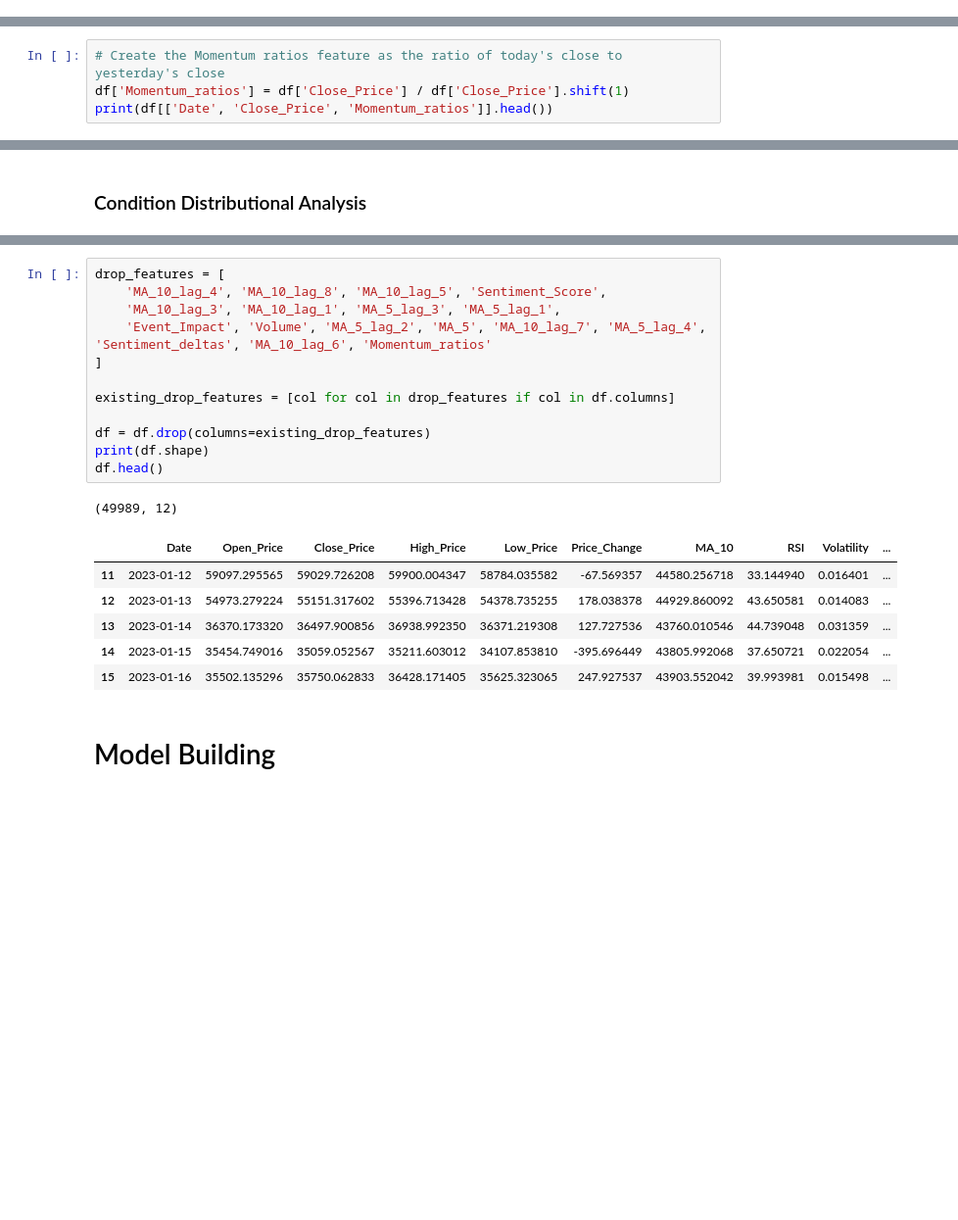
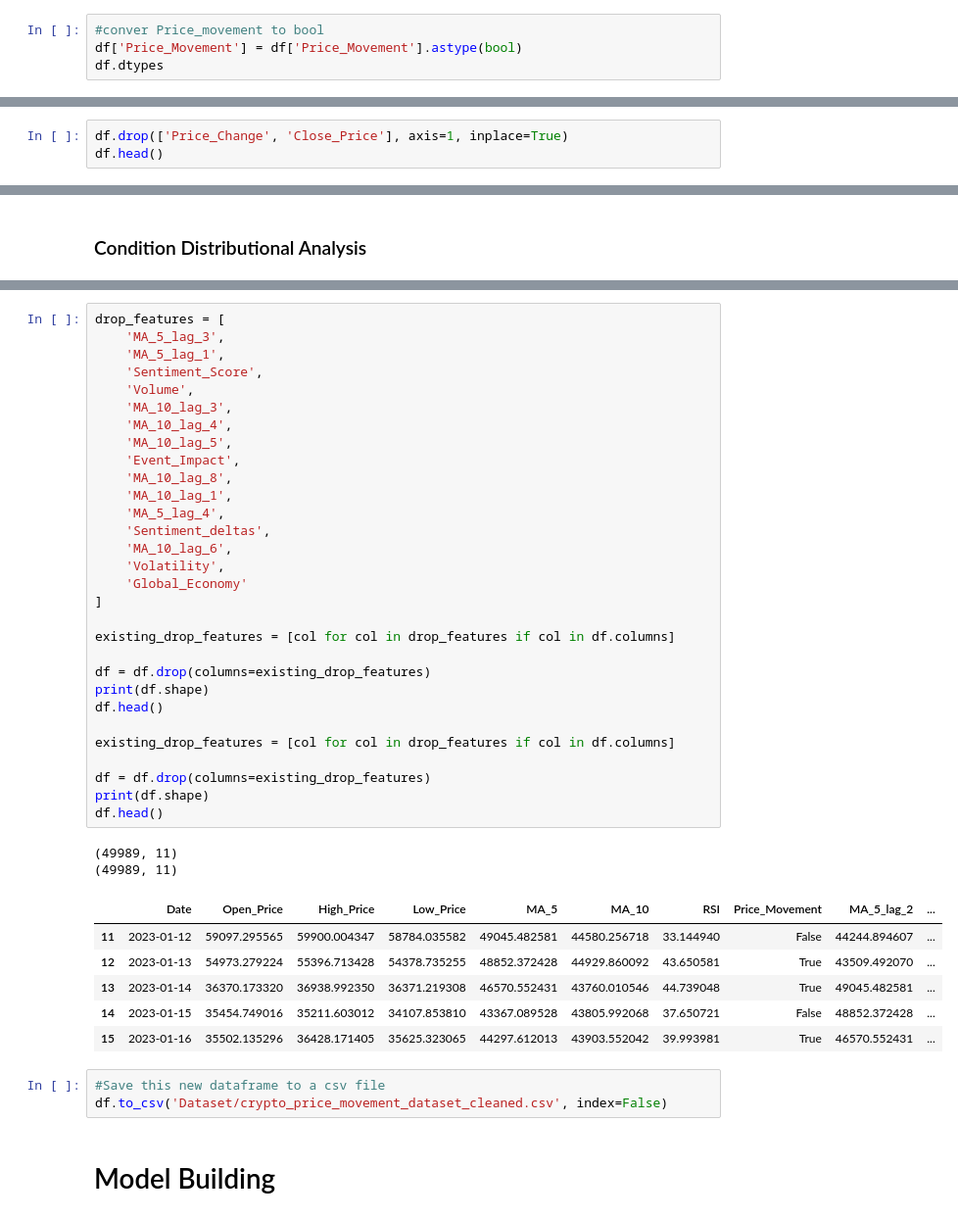
Before and after one commit to kunthshah21/Crypto-Price-Movement-Prediction, a Jupyter notebook: eda_and_preProcessing.ipynb, the cells around one changed output, grey strips where cells are left out. Shown at 98% size. Saved outputs shown, nothing was run; the diff lists cells and outputs as text; blank space fills up the shorter version.

```diff
--- a/prediction.ipynb
+++ b/eda_and_preProcessing.ipynb
@@ -88,3 +90,7 @@ Global_Economy              int64
 Event_Impact              float64
 Price_Movement              int64
 dtype: object
+# %%
+#conver Price_movement to bool
+df['Price_Movement'] = df['Price_Movement'].astype(bool)
+df.dtypes
@@ -90,0 +116,3 @@ dtype: object
+# %%
+df.drop(['Price_Change', 'Close_Price'], axis=1, inplace=True)
+df.head()
@@ -411,7 +444,3 @@ MA_10_lag_6        6
 MA_10_lag_7        7
 MA_10_lag_8        8
 dtype: int64
-# %%
-# Create the Momentum ratios feature as the ratio of today's close to yesterday's close
-df['Momentum_ratios'] = df['Close_Price'] / df['Close_Price'].shift(1)
-print(df[['Date', 'Close_Price', 'Momentum_ratios']].head())
@@ -557,23 +576,45 @@ print(mi_df)
 # %%
 drop_features = [
-    'MA_10_lag_4', 'MA_10_lag_8', 'MA_10_lag_5', 'Sentiment_Score',
-    'MA_10_lag_3', 'MA_10_lag_1', 'MA_5_lag_3', 'MA_5_lag_1',
-    'Event_Impact', 'Volume', 'MA_5_lag_2', 'MA_5', 'MA_10_lag_7', 'MA_5_lag_4', 'Sentiment_deltas', 'MA_10_lag_6', 'Momentum_ratios'
+    'MA_5_lag_3',
+    'MA_5_lag_1',
+    'Sentiment_Score',
+    'Volume',
+    'MA_10_lag_3',
+    'MA_10_lag_4',
+    'MA_10_lag_5',
+    'Event_Impact',
+    'MA_10_lag_8',
+    'MA_10_lag_1',
+    'MA_5_lag_4',
+    'Sentiment_deltas',
+    'MA_10_lag_6',
+    'Volatility',
+    'Global_Economy'
 ]
 
 existing_drop_features = [col for col in drop_features if col in df.columns]
 
 df = df.drop(columns=existing_drop_features)
 print(df.shape)
 df.head()
+
+existing_drop_features = [col for col in drop_features if col in df.columns]
+
+df = df.drop(columns=existing_drop_features)
+print(df.shape)
+df.head()
 # %% [output]
-(49989, 12)
+(49989, 11)
+(49989, 11)
-|  | Date | Open_Price | Close_Price | High_Price | Low_Price | Price_Change | MA_10 | RSI | Volatility | ... |
-| 11 | 2023-01-12 | 59097.295565 | 59029.726208 | 59900.004347 | 58784.035582 | -67.569357 | 44580.256718 | 33.144940 | 0.016401 | ... |
-| 12 | 2023-01-13 | 54973.279224 | 55151.317602 | 55396.713428 | 54378.735255 | 178.038378 | 44929.860092 | 43.650581 | 0.014083 | ... |
-| 13 | 2023-01-14 | 36370.173320 | 36497.900856 | 36938.992350 | 36371.219308 | 127.727536 | 43760.010546 | 44.739048 | 0.031359 | ... |
-| 14 | 2023-01-15 | 35454.749016 | 35059.052567 | 35211.603012 | 34107.853810 | -395.696449 | 43805.992068 | 37.650721 | 0.022054 | ... |
-| 15 | 2023-01-16 | 35502.135296 | 35750.062833 | 36428.171405 | 35625.323065 | 247.927537 | 43903.552042 | 39.993981 | 0.015498 | ... |
+|  | Date | Open_Price | High_Price | Low_Price | MA_5 | MA_10 | RSI | Price_Movement | MA_5_lag_2 | ... |
+| 11 | 2023-01-12 | 59097.295565 | 59900.004347 | 58784.035582 | 49045.482581 | 44580.256718 | 33.144940 | False | 44244.894607 | ... |
+| 12 | 2023-01-13 | 54973.279224 | 55396.713428 | 54378.735255 | 48852.372428 | 44929.860092 | 43.650581 | True | 43509.492070 | ... |
+| 13 | 2023-01-14 | 36370.173320 | 36938.992350 | 36371.219308 | 46570.552431 | 43760.010546 | 44.739048 | True | 49045.482581 | ... |
+| 14 | 2023-01-15 | 35454.749016 | 35211.603012 | 34107.853810 | 43367.089528 | 43805.992068 | 37.650721 | False | 48852.372428 | ... |
+| 15 | 2023-01-16 | 35502.135296 | 36428.171405 | 35625.323065 | 44297.612013 | 43903.552042 | 39.993981 | True | 46570.552431 | ... |
+# %%
+#Save this new dataframe to a csv file
+df.to_csv('Dataset/crypto_price_movement_dataset_cleaned.csv', index=False)
 # %% [markdown]
 # Model Building
 # %%
```
Also changed, not shown: parts of 20 cells of this notebook, 10 other files.
